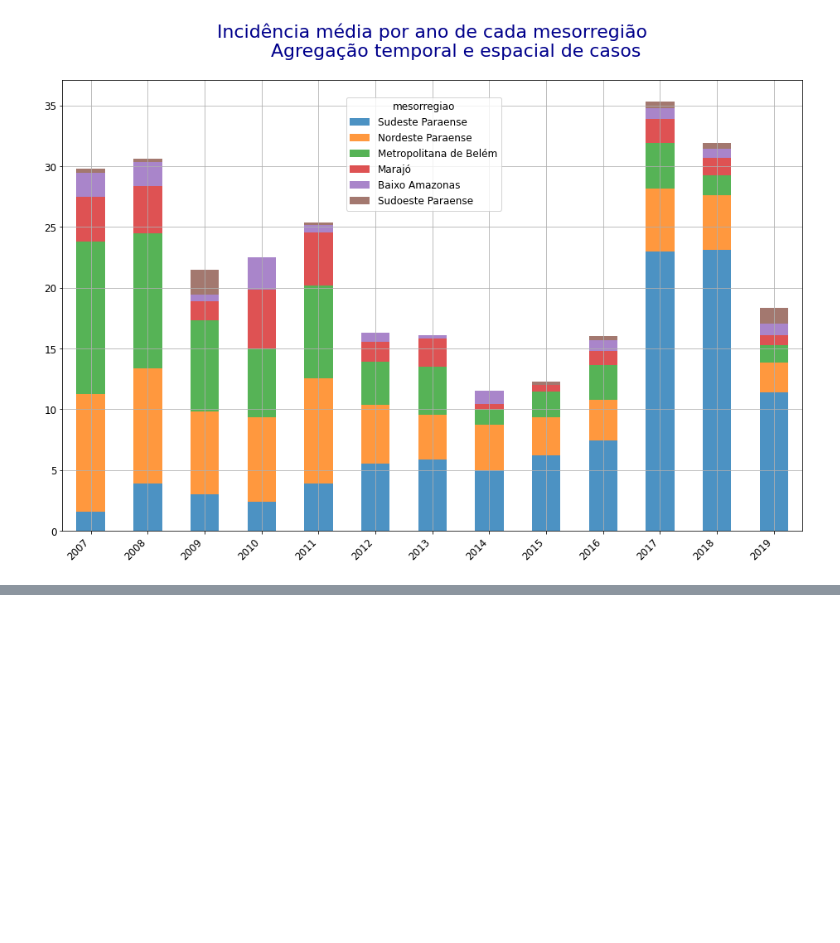
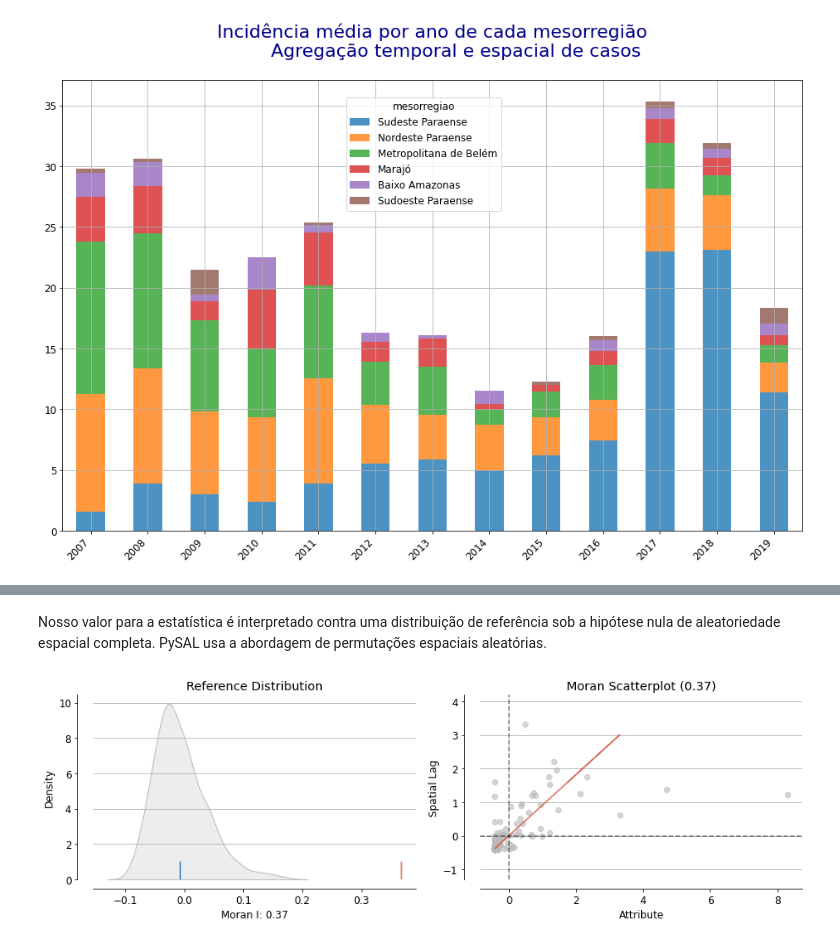
Before and after one commit to FlaviaLopes/spatio-temporal-analysis-calazar, a Jupyter notebook: notebooks/agregação-espaço-temporal.ipynb, the cells around one changed output, grey strips where cells are left out. Saved outputs shown, nothing was run; the diff lists cells and outputs as text; code cells hidden in the pictures; blank space fills up the shorter version.

```diff
--- a/notebooks/agregação-espaço-temporal.ipynb
+++ b/notebooks/agregação-espaço-temporal.ipynb
@@ -191,0 +250,8 @@ spatial_temporal_agregation(para)
+# %% [markdown]
+Nosso valor para a estatística é interpretado contra uma distribuição de referência sob a hipótese nula de aleatoriedade espacial completa. PySAL usa a abordagem de permutações espaciais aleatórias.
+# %%
+moran = Moran(para.loc[:, 'trienio'].values, w)
+plot_moran(moran, zstandard=True, figsize=(15,4))
+plt.show()
+# %% [output]
+[figure, added]
```
Also changed, not shown: parts of 16 cells of this notebook.
